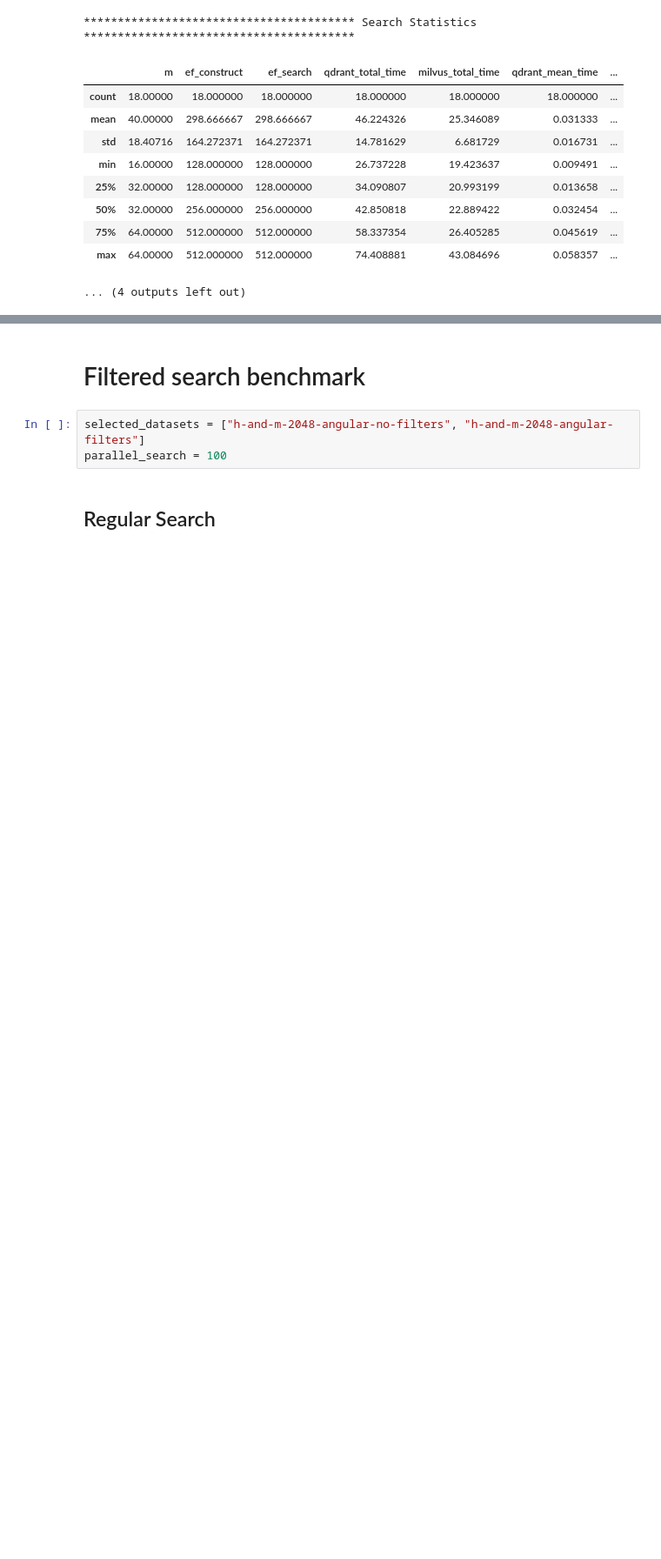
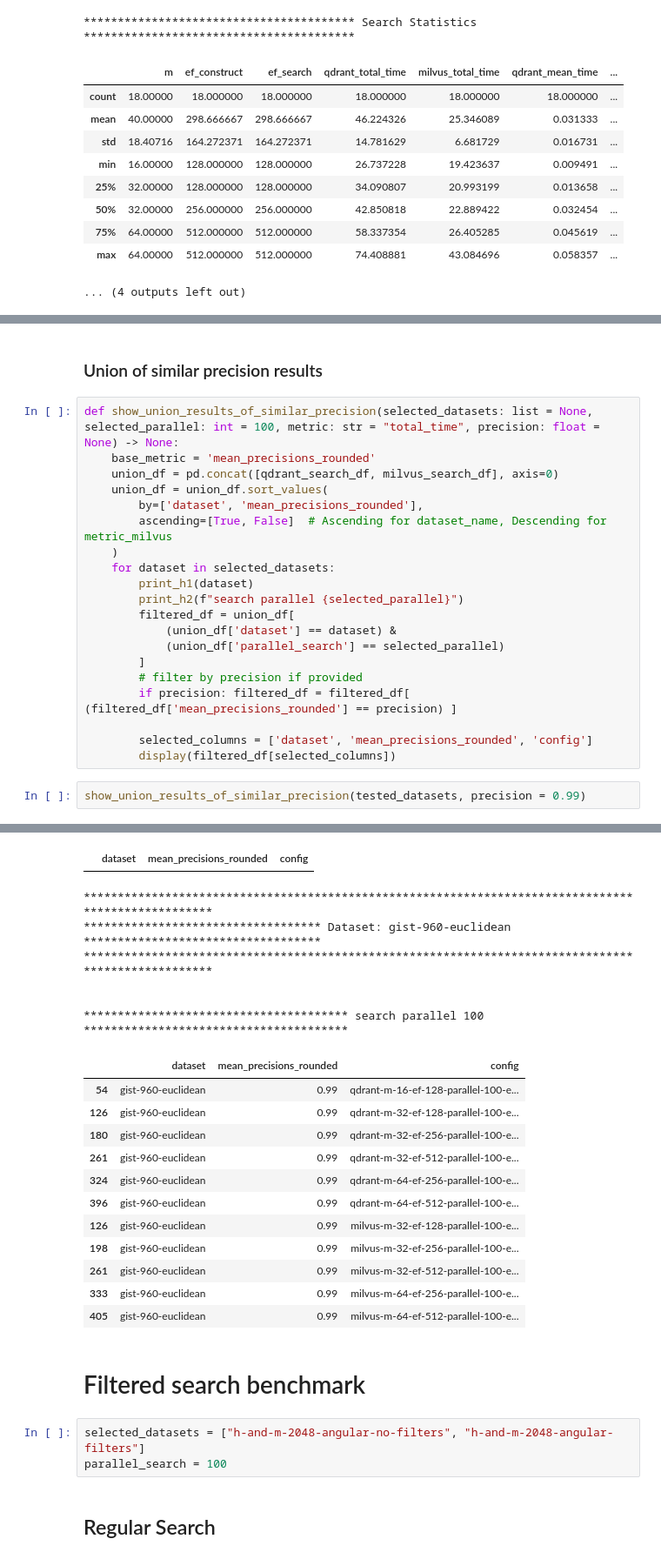
Before and after one commit to ntua-el20069/ADIS-vector-db-benchmark, a Jupyter notebook: results/analysis.ipynb, the cells around one changed output, grey strips where cells are left out. Shown at 87% size. Saved outputs shown, nothing was run; the diff lists cells and outputs as text; blank space fills up the shorter version.

```diff
--- a/results/analysis.ipynb
+++ b/results/analysis.ipynb
@@ -682,0 +804,25 @@ show_results_of_similar_precision(tested_datasets, selected_parallel = 100)
+# %% [markdown]
+### Union of similar precision results
+# %%
+def show_union_results_of_similar_precision(selected_datasets: list = None, selected_parallel: int = 100, metric: str = "total_time", precision: float = None) -> None:
+    base_metric = 'mean_precisions_rounded'
+    union_df = pd.concat([qdrant_search_df, milvus_search_df], axis=0)
+    union_df = union_df.sort_values(
+        by=['dataset', 'mean_precisions_rounded'],
+        ascending=[True, False]  # Ascending for dataset_name, Descending for metric_milvus
+    )
+    for dataset in selected_datasets:
+        print_h1(dataset)
+        print_h2(f"search parallel {selected_parallel}")
+        filtered_df = union_df[
+            (union_df['dataset'] == dataset) &
+            (union_df['parallel_search'] == selected_parallel)
+        ]
+        # filter by precision if provided
+        if precision: filtered_df = filtered_df[ (filtered_df['mean_precisions_rounded'] == precision) ]
+
+        selected_columns = ['dataset', 'mean_precisions_rounded', 'config']
+        display(filtered_df[selected_columns])
+# %%
+show_union_results_of_similar_precision(tested_datasets, precision = 0.99)
+# %% [output]
@@ -683,3 +856,22 @@ show_results_of_similar_precision(tested_datasets, selected_parallel = 100)
+|  | dataset | mean_precisions_rounded | config |
+****************************************************************************************************
+*********************************** Dataset: gist-960-euclidean ***********************************
+****************************************************************************************************
+
+
+*************************************** search parallel 100 ***************************************
+|  | dataset | mean_precisions_rounded | config |
+| 54 | gist-960-euclidean | 0.99 | qdrant-m-16-ef-128-parallel-100-e... |
+| 126 | gist-960-euclidean | 0.99 | qdrant-m-32-ef-128-parallel-100-e... |
+| 180 | gist-960-euclidean | 0.99 | qdrant-m-32-ef-256-parallel-100-e... |
+| 261 | gist-960-euclidean | 0.99 | qdrant-m-32-ef-512-parallel-100-e... |
+| 324 | gist-960-euclidean | 0.99 | qdrant-m-64-ef-256-parallel-100-e... |
+| 396 | gist-960-euclidean | 0.99 | qdrant-m-64-ef-512-parallel-100-e... |
+| 126 | gist-960-euclidean | 0.99 | milvus-m-32-ef-128-parallel-100-e... |
+| 198 | gist-960-euclidean | 0.99 | milvus-m-32-ef-256-parallel-100-e... |
+| 261 | gist-960-euclidean | 0.99 | milvus-m-32-ef-512-parallel-100-e... |
+| 333 | gist-960-euclidean | 0.99 | milvus-m-64-ef-256-parallel-100-e... |
+| 405 | gist-960-euclidean | 0.99 | milvus-m-64-ef-512-parallel-100-e... |
 # %% [markdown]
 # Filtered search benchmark
 # %%
```
Also changed, not shown: parts of 17 cells of this notebook.
